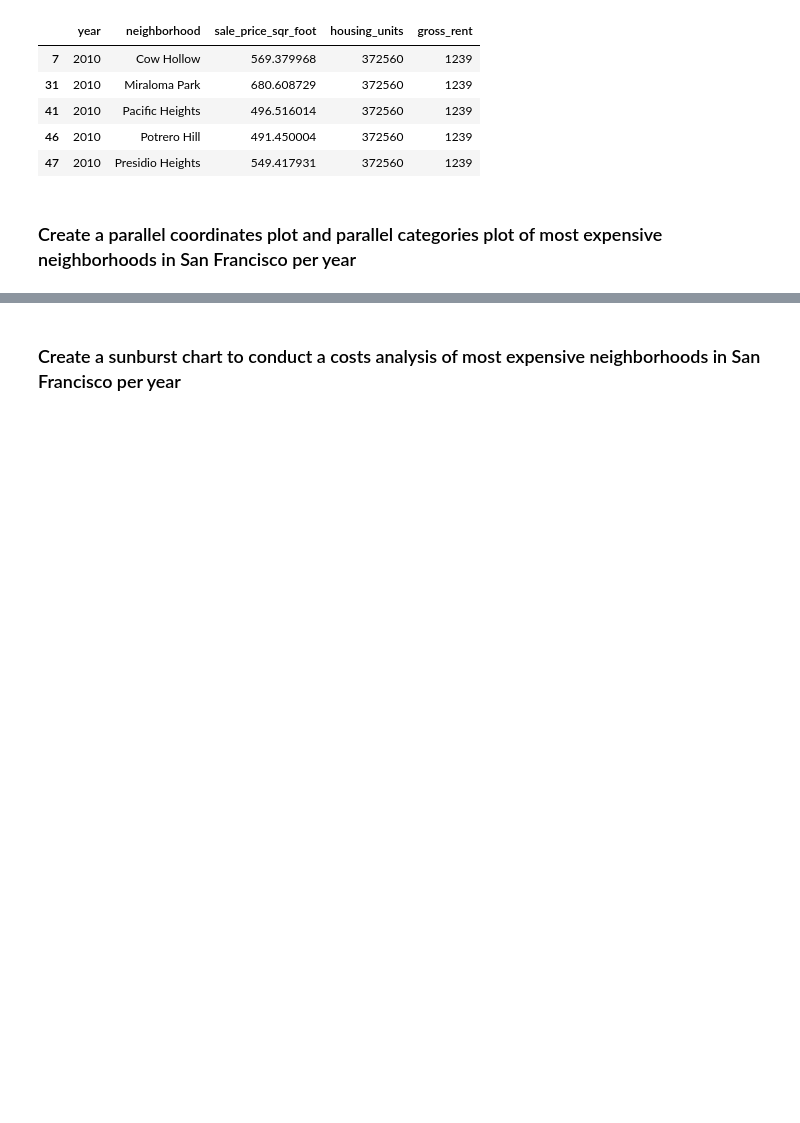
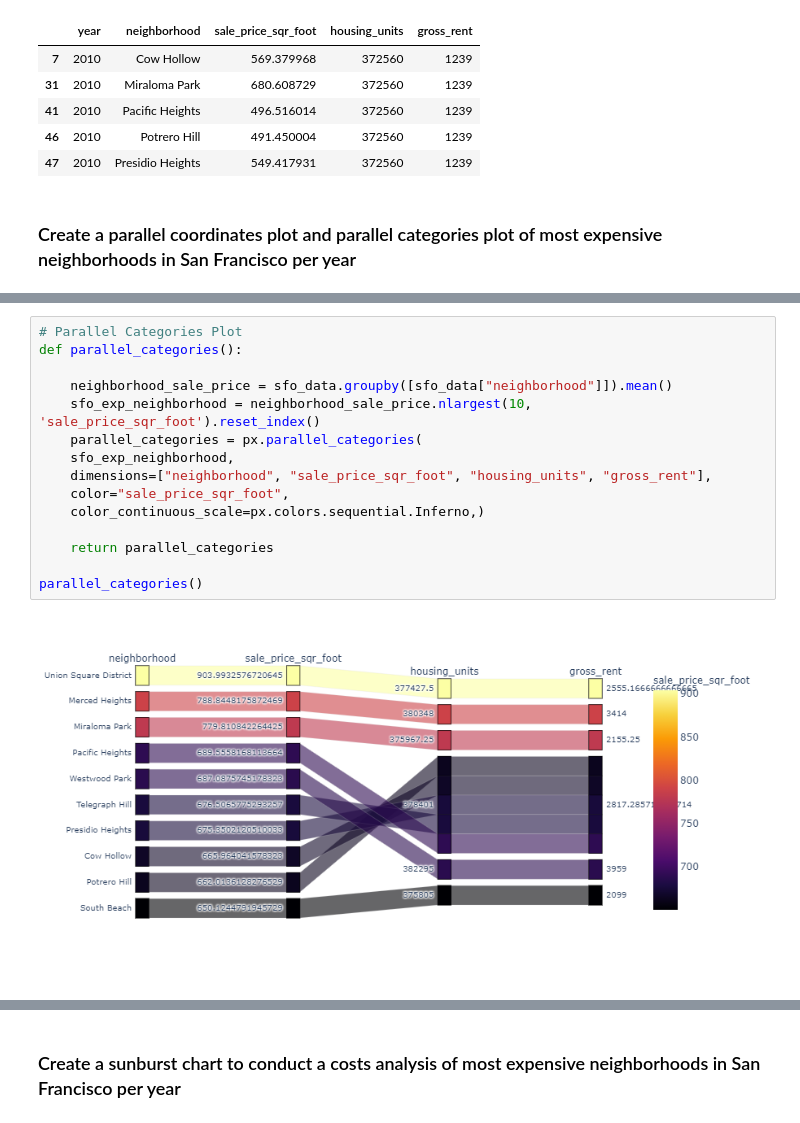
Before and after one commit to kwarari/PyViz-homework, a Jupyter notebook: Solved/rental_analysis.ipynb, the cells around one changed output, grey strips where cells are left out. Drawn from its saved outputs; the diff is of its cells as text; blank space fills up the shorter version.

```diff
--- a/Solved/rental_analysis.ipynb
+++ b/Solved/rental_analysis.ipynb
@@ -379,0 +370,17 @@ df_expensive_neighborhoods_per_year.head()
+# %%
+# Parallel Categories Plot
+def parallel_categories():
+
+    neighborhood_sale_price = sfo_data.groupby([sfo_data["neighborhood"]]).mean()
+    sfo_exp_neighborhood = neighborhood_sale_price.nlargest(10, 'sale_price_sqr_foot').reset_index()
+    parallel_categories = px.parallel_categories(
+    sfo_exp_neighborhood,
+    dimensions=["neighborhood", "sale_price_sqr_foot", "housing_units", "gross_rent"],
+    color="sale_price_sqr_foot",
+    color_continuous_scale=px.colors.sequential.Inferno,)
+
+    return parallel_categories
+
+parallel_categories()
+# %% [output]
+[figure, added]
```
Also changed, not shown: parts of 5 cells of this notebook, 1 other file.
